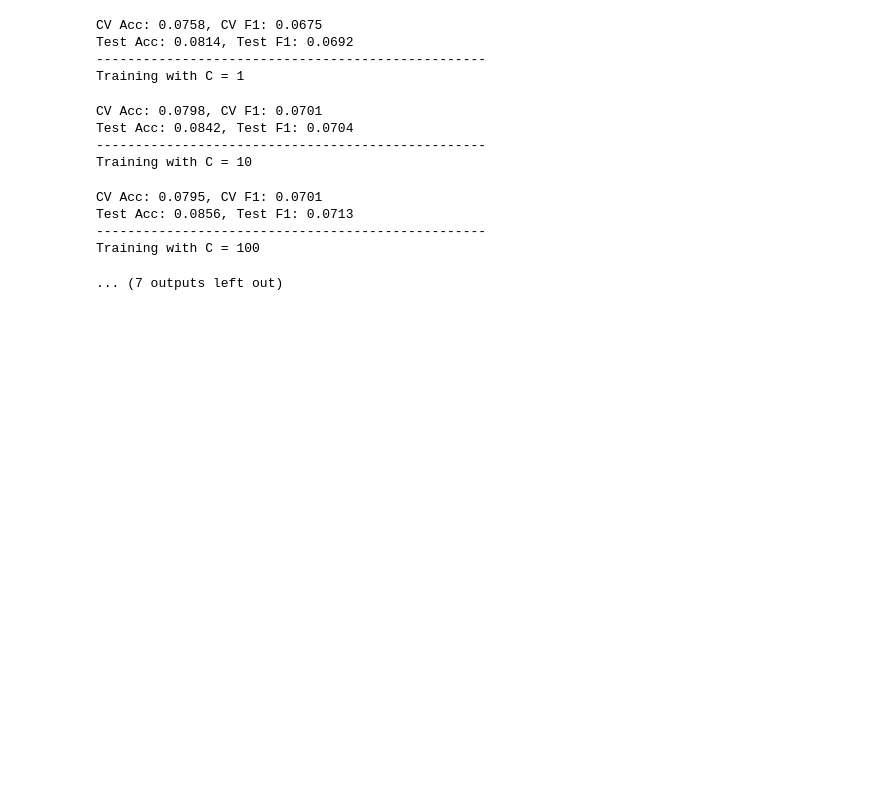
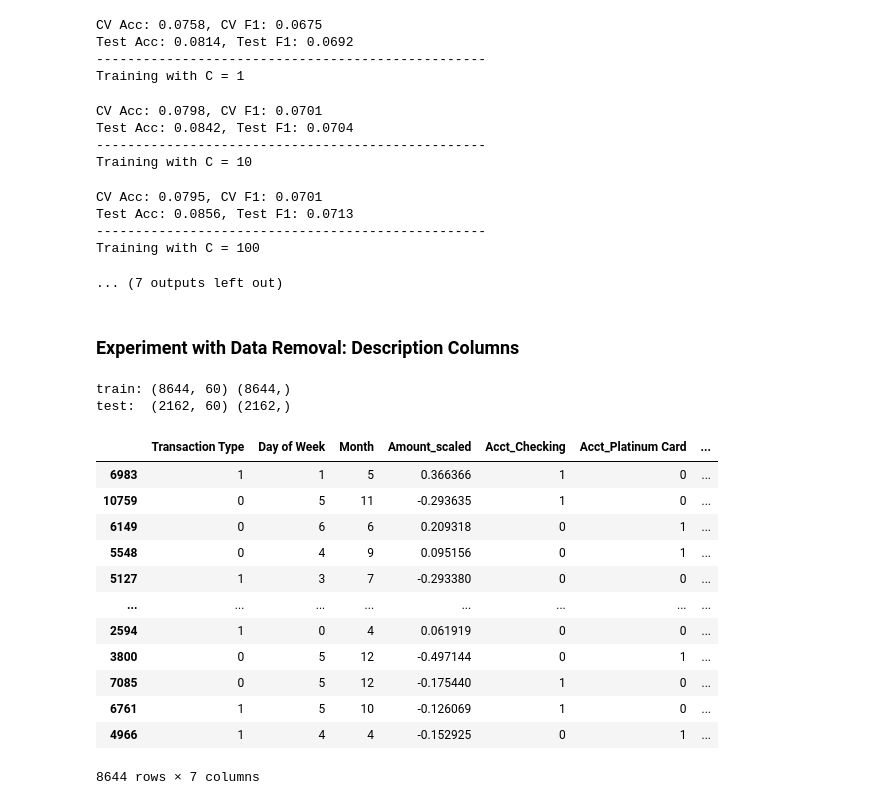
Before and after one commit to AngelaLee03/ProjectFinalReport, a Jupyter notebook: models/logistic_regression.ipynb, the cells around one changed output. Saved outputs shown, nothing was run; the diff lists cells and outputs as text; code cells hidden in the pictures; blank space fills up the shorter version.

Commit message:
experiment with removing description fields

```diff
--- a/models/logistic_regression.ipynb
+++ b/models/logistic_regression.ipynb
@@ -516,3 +516,32 @@ Test Acc: 0.0856, Test F1: 0.0713
 --------------------------------------------------
 Training with C = 100
 ... (7 outputs left out)
+# %% [markdown]
+### Experiment with Data Removal: Description Columns
+# %%
+X_train, X_test, y_train, y_test, feature_cols = load_train_test_split()
+
+print("train:", X_train.shape, y_train.shape)
+print("test: ", X_test.shape, y_test.shape)
+# %% [output]
+train: (8644, 60) (8644,)
+test:  (2162, 60) (2162,)
+# %%
+X_train = X_train.loc[:, ~X_train.columns.str.startswith("Desc_")]
+X_test  = X_test.loc[:, ~X_test.columns.str.startswith("Desc_")]
+# %%
+X_train
+# %% [output]
+|  | Transaction Type | Day of Week | Month | Amount_scaled | Acct_Checking | Acct_Platinum Card | ... |
+| 6983 | 1 | 1 | 5 | 0.366366 | 1 | 0 | ... |
+| 10759 | 0 | 5 | 11 | -0.293635 | 1 | 0 | ... |
+| 6149 | 0 | 6 | 6 | 0.209318 | 0 | 1 | ... |
+| 5548 | 0 | 4 | 9 | 0.095156 | 0 | 1 | ... |
+| 5127 | 1 | 3 | 7 | -0.293380 | 0 | 0 | ... |
+| ... | ... | ... | ... | ... | ... | ... | ... |
+| 2594 | 1 | 0 | 4 | 0.061919 | 0 | 0 | ... |
+| 3800 | 0 | 5 | 12 | -0.497144 | 0 | 1 | ... |
+| 7085 | 0 | 5 | 12 | -0.175440 | 1 | 0 | ... |
+| 6761 | 1 | 5 | 10 | -0.126069 | 1 | 0 | ... |
+| 4966 | 1 | 4 | 4 | -0.152925 | 0 | 1 | ... |
+8644 rows × 7 columns
```
Also changed, not shown: parts of 3 cells of this notebook.
